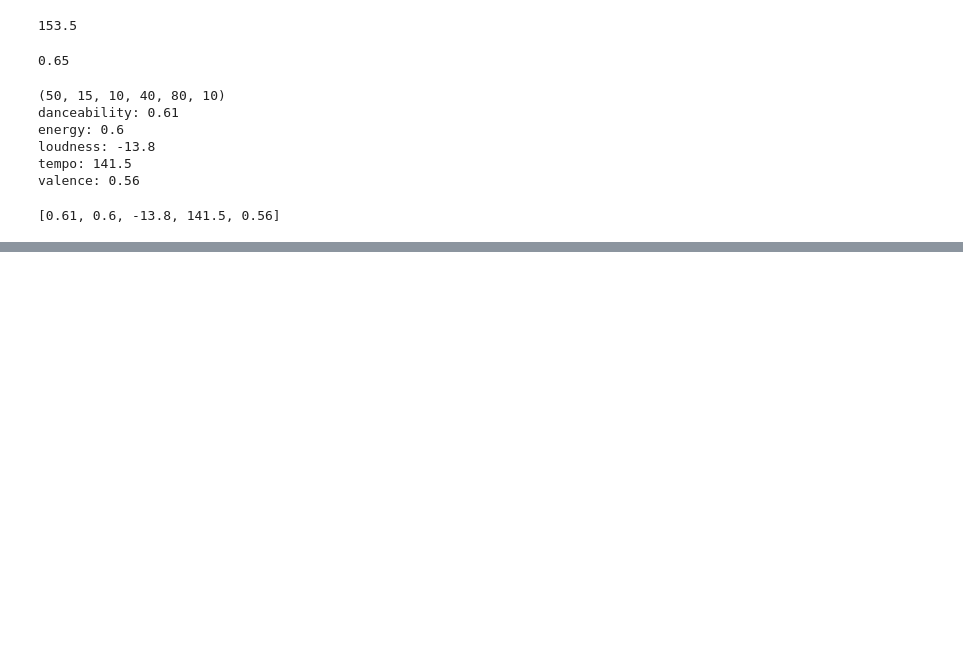
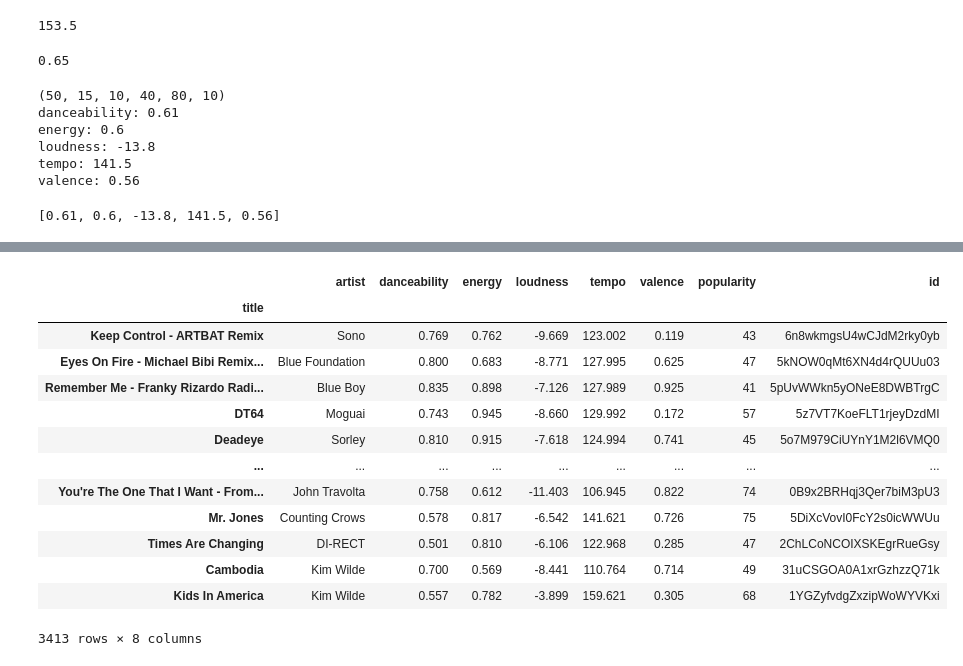
Before and after one commit to bartwitting/DSCS, a Jupyter notebook: AllCode.ipynb, the cells around one changed output, grey strips where cells are left out. Drawn from its saved outputs; the diff is of its cells as text; code cells hidden in the pictures; blank space fills up the shorter version.

```diff
--- a/AllCode.ipynb
+++ b/AllCode.ipynb
@@ -24,7 +24,10 @@ API_key = '6ff7fde73bb9cccf854fd26d31b4fe6d'
 owm = OWM(API_key)
 cache = LRUCache()
 
-oldfeatures = [0,0,0,0,0]
+
+
+GLOBALMusicDataframe = pd.DataFrame()
+GLOBALCurrentSongList = pd.DataFrame()
 # %%
 def get_playlist_tracks(credentials,username,playlist_id):
     #set scope to retreive public data
@@ -624,0 +690,17 @@ Songs Succesfully Removed from Playlist
+# %%
+GLOBALMusicDataframe
+# %% [output]
+|  | artist | danceability | energy | loudness | tempo | valence | popularity | id |
+| title |  |  |  |  |  |  |  |  |
+| Keep Control - ARTBAT Remix | Sono | 0.769 | 0.762 | -9.669 | 123.002 | 0.119 | 43 | 6n8wkmgsU4wCJdM2rky0yb |
+| Eyes On Fire - Michael Bibi Remix... | Blue Foundation | 0.800 | 0.683 | -8.771 | 127.995 | 0.625 | 47 | 5kNOW0qMt6XN4d4rQUUu03 |
+| Remember Me - Franky Rizardo Radi... | Blue Boy | 0.835 | 0.898 | -7.126 | 127.989 | 0.925 | 41 | 5pUvWWkn5yONeE8DWBTrgC |
+| DT64 | Moguai | 0.743 | 0.945 | -8.660 | 129.992 | 0.172 | 57 | 5z7VT7KoeFLT1rjeyDzdMI |
+| Deadeye | Sorley | 0.810 | 0.915 | -7.618 | 124.994 | 0.741 | 45 | 5o7M979CiUYnY1M2l6VMQ0 |
+| ... | ... | ... | ... | ... | ... | ... | ... | ... |
+| You're The One That I Want - From... | John Travolta | 0.758 | 0.612 | -11.403 | 106.945 | 0.822 | 74 | 0B9x2BRHqj3Qer7biM3pU3 |
+| Mr. Jones | Counting Crows | 0.578 | 0.817 | -6.542 | 141.621 | 0.726 | 75 | 5DiXcVovI0FcY2s0icWWUu |
+| Times Are Changing | DI-RECT | 0.501 | 0.810 | -6.106 | 122.968 | 0.285 | 47 | 2ChLCoNCOIXSKEgrRueGsy |
+| Cambodia | Kim Wilde | 0.700 | 0.569 | -8.441 | 110.764 | 0.714 | 49 | 31uCSGOA0A1xrGzhzzQ71k |
+| Kids In America | Kim Wilde | 0.557 | 0.782 | -3.899 | 159.621 | 0.305 | 68 | 1YGZyfvdgZxzipWoWYVKxi |
+3413 rows × 8 columns
```
Also changed, not shown: parts of 19 cells of this notebook, 6 other files.
